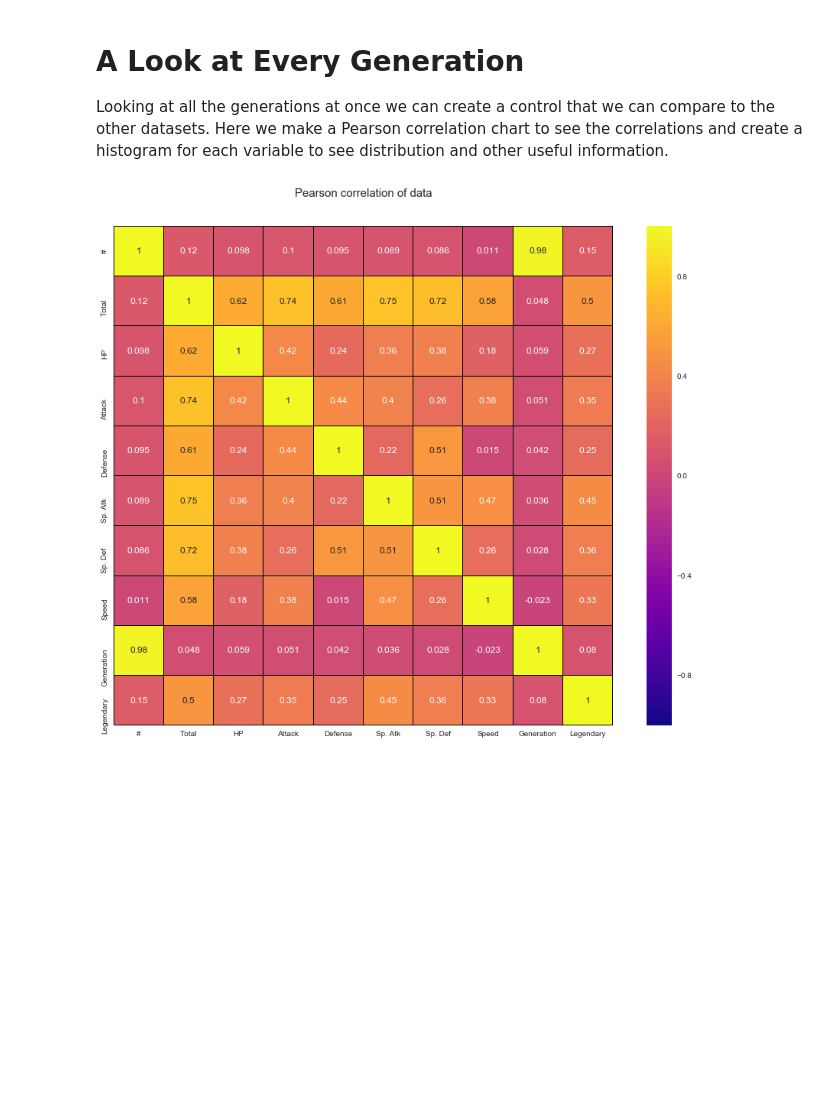
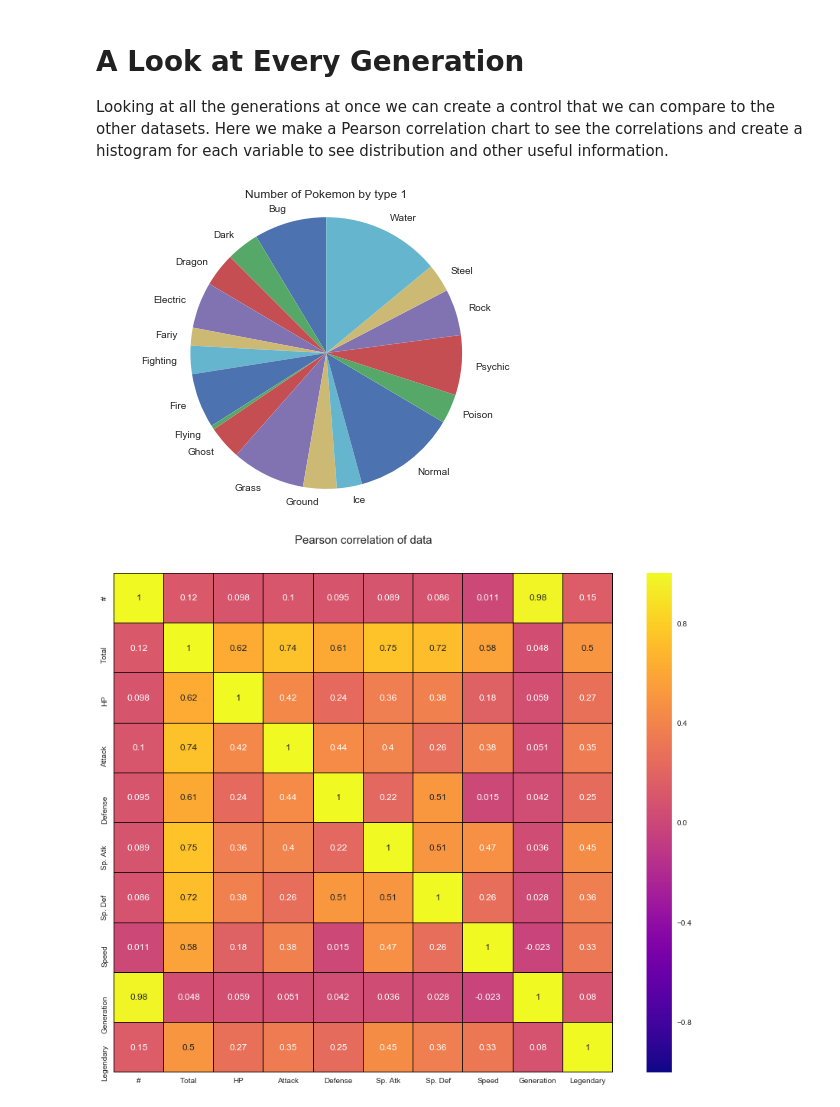
Before and after one commit to rweinmann/Pokemon-Stats, a Jupyter notebook: Pokemon.ipynb, the cells around one changed output. Cells and saved outputs as stored; diff of their text form; code cells hidden in the pictures; blank space fills up the shorter version.

Commit message:
Added pie graphs
Signed-off-by: Justin Minsk <justin.minsk@gmail.com>

```diff
--- a/Pokemon.ipynb
+++ b/Pokemon.ipynb
@@ -16,6 +16,23 @@ Pokemon became a sensation in the 1990's and continues to be a popular franchise
 # A Look at Every Generation
 
 Looking at all the generations at once we can create a control that we can compare to the other datasets. Here we make a Pearson correlation chart to see the correlations and create a histogram for each variable to see distribution and other useful information.
+# %%
+# Looking at the breakdown of type 1
+type_count = pd.value_counts(pokemon['Type 1'], sort = True).sort_index()
+labels = ['Bug', 'Dark', 'Dragon', 'Electric', 'Fariy', 'Fighting', 'Fire',
+         'Flying', 'Ghost', 'Grass', 'Ground', 'Ice', 'Normal', 'Poison', 'Psychic',
+         'Rock', 'Steel', 'Water']
+sizes = type_count
+
+fig1, ax1 = plt.subplots()
+ax1.pie(sizes, labels = labels, startangle=90)
+ax1.axis('equal')  # Equal aspect ratio ensures that pie is drawn as a circle.
+
+plt.title('Number of Pokemon by type 1')
+#plt.savefig('pie1.png', bbox_inches='tight')
+plt.show()
+# %% [output]
+[figure, added]
 # %%
 colormap = plt.cm.plasma
 plt.figure(figsize=(16,12))
```
Also changed, not shown: parts of 7 cells of this notebook, 8 other files.
